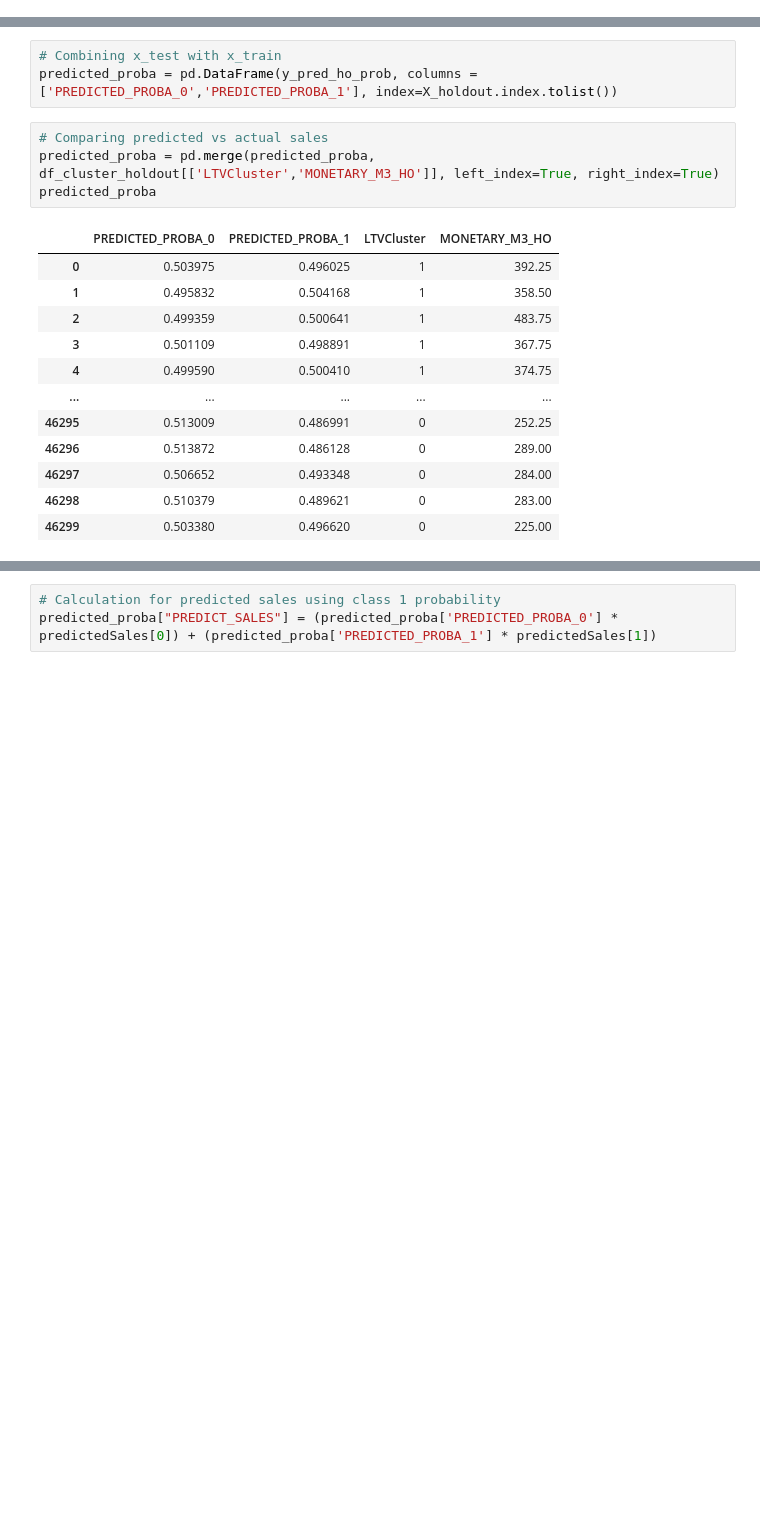
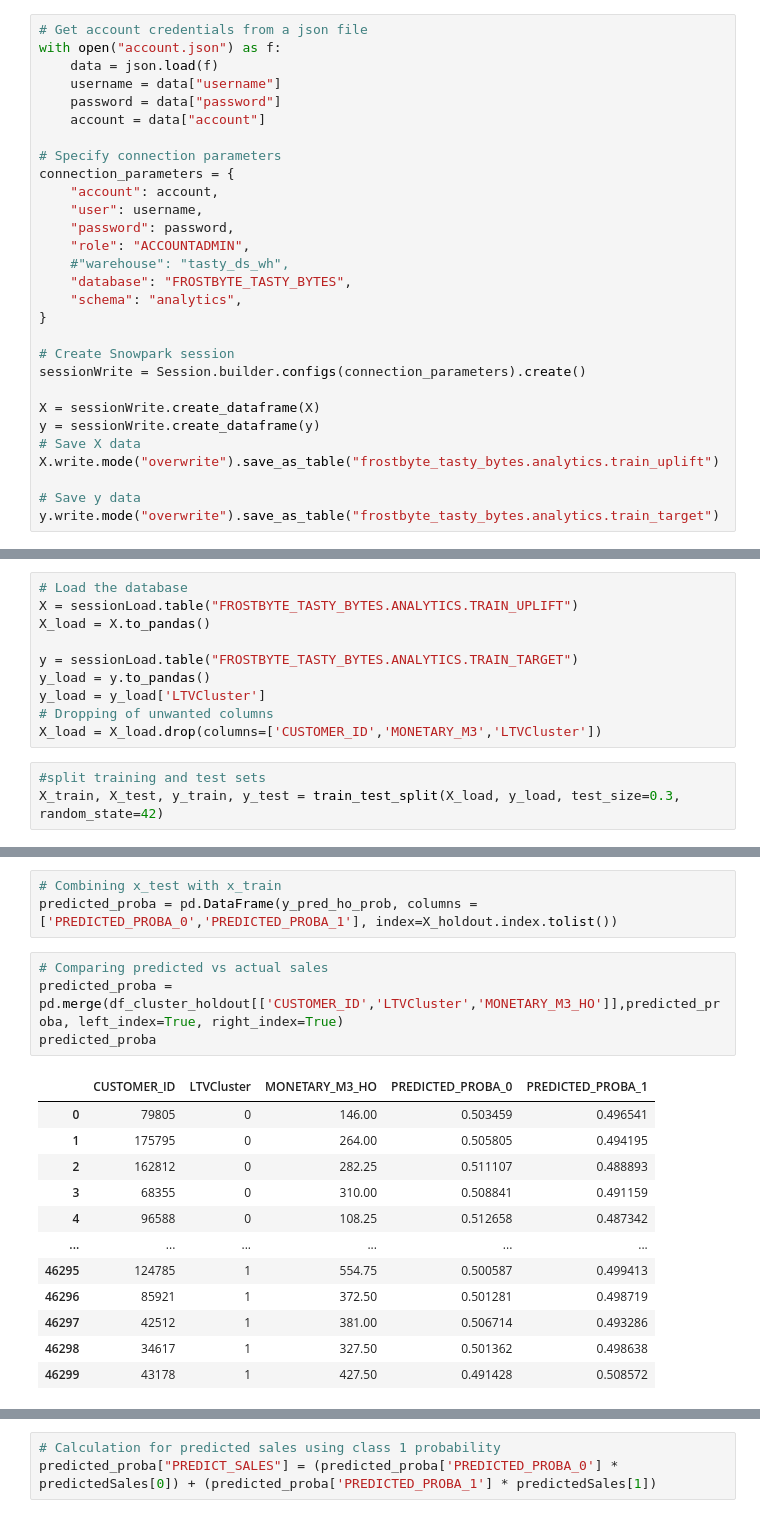
Before and after one commit to cshiwei330/ICP-ASG3-Insightify, a Jupyter notebook: Uplift Prediction Model.ipynb, the cells around one changed output, grey strips where cells are left out. Drawn from its saved outputs; the diff is of its cells as text; blank space fills up the shorter version.

Commit message:
exportation with customer id, edit on UDF

```diff
--- a/Uplift Prediction Model.ipynb
+++ b/Uplift Prediction Model.ipynb
@@ -1742,0 +1752,29 @@ X_train, X_test, y_train, y_test = train_test_split(X, y, test_size=0.3, random_
+# %%
+# Get account credentials from a json file
+with open("account.json") as f:
+    data = json.load(f)
+    username = data["username"]
+    password = data["password"]
+    account = data["account"]
+
+# Specify connection parameters
+connection_parameters = {
+    "account": account,
+    "user": username,
+    "password": password,
+    "role": "ACCOUNTADMIN",
+    #"warehouse": "tasty_ds_wh",
+    "database": "FROSTBYTE_TASTY_BYTES",
+    "schema": "analytics",
+}
+
+# Create Snowpark session
+sessionWrite = Session.builder.configs(connection_parameters).create()
+
+X = sessionWrite.create_dataframe(X)
+y = sessionWrite.create_dataframe(y)
+# Save X data
+X.write.mode("overwrite").save_as_table("frostbyte_tasty_bytes.analytics.train_uplift")
+
+# Save y data
+y.write.mode("overwrite").save_as_table("frostbyte_tasty_bytes.analytics.train_target")
@@ -1743,3 +1843,16 @@ X_train, X_test, y_train, y_test = train_test_split(X, y, test_size=0.3, random_
+# %%
+# Load the database
+X = sessionLoad.table("FROSTBYTE_TASTY_BYTES.ANALYTICS.TRAIN_UPLIFT")
+X_load = X.to_pandas()
+
+y = sessionLoad.table("FROSTBYTE_TASTY_BYTES.ANALYTICS.TRAIN_TARGET")
+y_load = y.to_pandas()
+y_load = y_load['LTVCluster']
+# Dropping of unwanted columns
+X_load = X_load.drop(columns=['CUSTOMER_ID','MONETARY_M3','LTVCluster'])
+# %%
+#split training and test sets
+X_train, X_test, y_train, y_test = train_test_split(X_load, y_load, test_size=0.3, random_state=42)
 # %%
 # Checking of rows and columns for train and test
 X_train.shape, X_test.shape, y_train.shape, y_test.shape
@@ -2992,18 +3097,18 @@ array([[0.50397463, 0.49602537],
 predicted_proba = pd.DataFrame(y_pred_ho_prob, columns = ['PREDICTED_PROBA_0','PREDICTED_PROBA_1'], index=X_holdout.index.tolist())
 # %%
 # Comparing predicted vs actual sales
-predicted_proba = pd.merge(predicted_proba,  df_cluster_holdout[['LTVCluster','MONETARY_M3_HO']], left_index=True, right_index=True)
+predicted_proba = pd.merge(df_cluster_holdout[['CUSTOMER_ID','LTVCluster','MONETARY_M3_HO']],predicted_proba, left_index=True, right_index=True)
 predicted_proba
 # %% [output]
-|  | PREDICTED_PROBA_0 | PREDICTED_PROBA_1 | LTVCluster | MONETARY_M3_HO |
-| 0 | 0.503975 | 0.496025 | 1 | 392.25 |
-| 1 | 0.495832 | 0.504168 | 1 | 358.50 |
-| 2 | 0.499359 | 0.500641 | 1 | 483.75 |
-| 3 | 0.501109 | 0.498891 | 1 | 367.75 |
-| 4 | 0.499590 | 0.500410 | 1 | 374.75 |
-| ... | ... | ... | ... | ... |
-| 46295 | 0.513009 | 0.486991 | 0 | 252.25 |
-| 46296 | 0.513872 | 0.486128 | 0 | 289.00 |
-| 46297 | 0.506652 | 0.493348 | 0 | 284.00 |
-| 46298 | 0.510379 | 0.489621 | 0 | 283.00 |
-| 46299 | 0.503380 | 0.496620 | 0 | 225.00 |
+|  | CUSTOMER_ID | LTVCluster | MONETARY_M3_HO | PREDICTED_PROBA_0 | PREDICTED_PROBA_1 |
+| 0 | 79805 | 0 | 146.00 | 0.503459 | 0.496541 |
+| 1 | 175795 | 0 | 264.00 | 0.505805 | 0.494195 |
+| 2 | 162812 | 0 | 282.25 | 0.511107 | 0.488893 |
+| 3 | 68355 | 0 | 310.00 | 0.508841 | 0.491159 |
+| 4 | 96588 | 0 | 108.25 | 0.512658 | 0.487342 |
+| ... | ... | ... | ... | ... | ... |
+| 46295 | 124785 | 1 | 554.75 | 0.500587 | 0.499413 |
+| 46296 | 85921 | 1 | 372.50 | 0.501281 | 0.498719 |
+| 46297 | 42512 | 1 | 381.00 | 0.506714 | 0.493286 |
+| 46298 | 34617 | 1 | 327.50 | 0.501362 | 0.498638 |
+| 46299 | 43178 | 1 | 427.50 | 0.491428 | 0.508572 |
```
Also changed, not shown: parts of 101 cells of this notebook, 1 other file.
